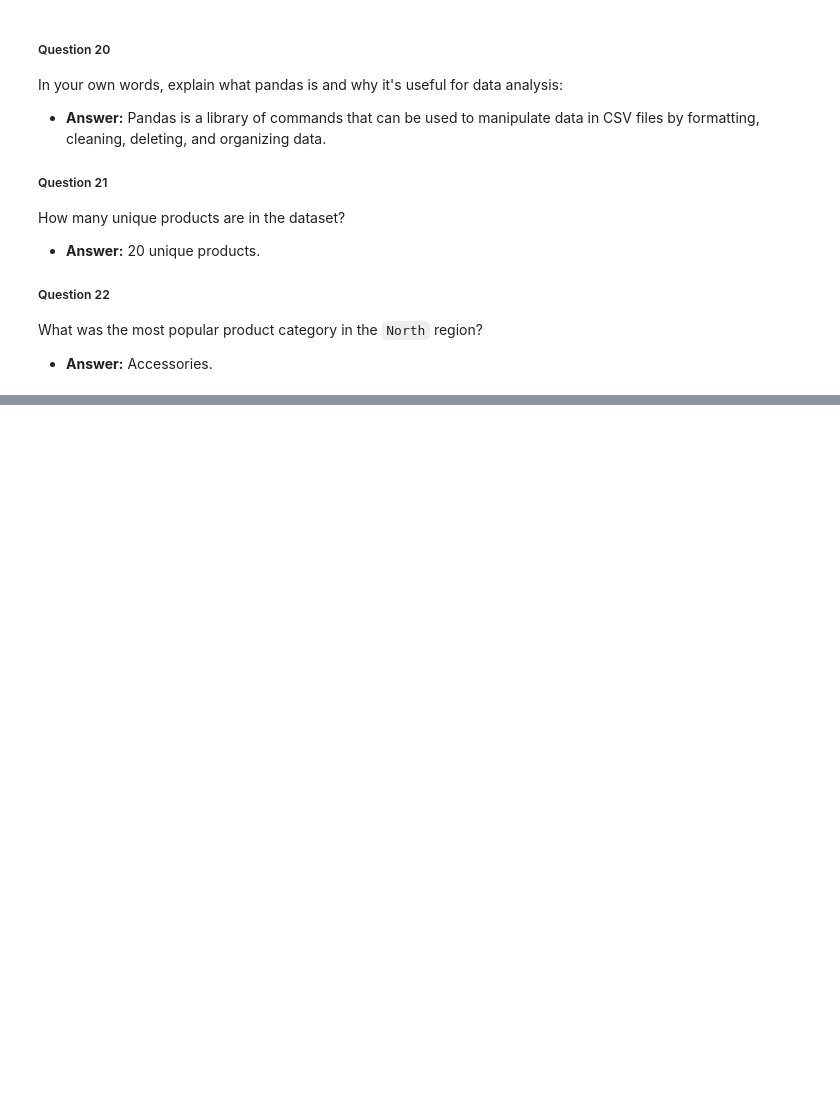
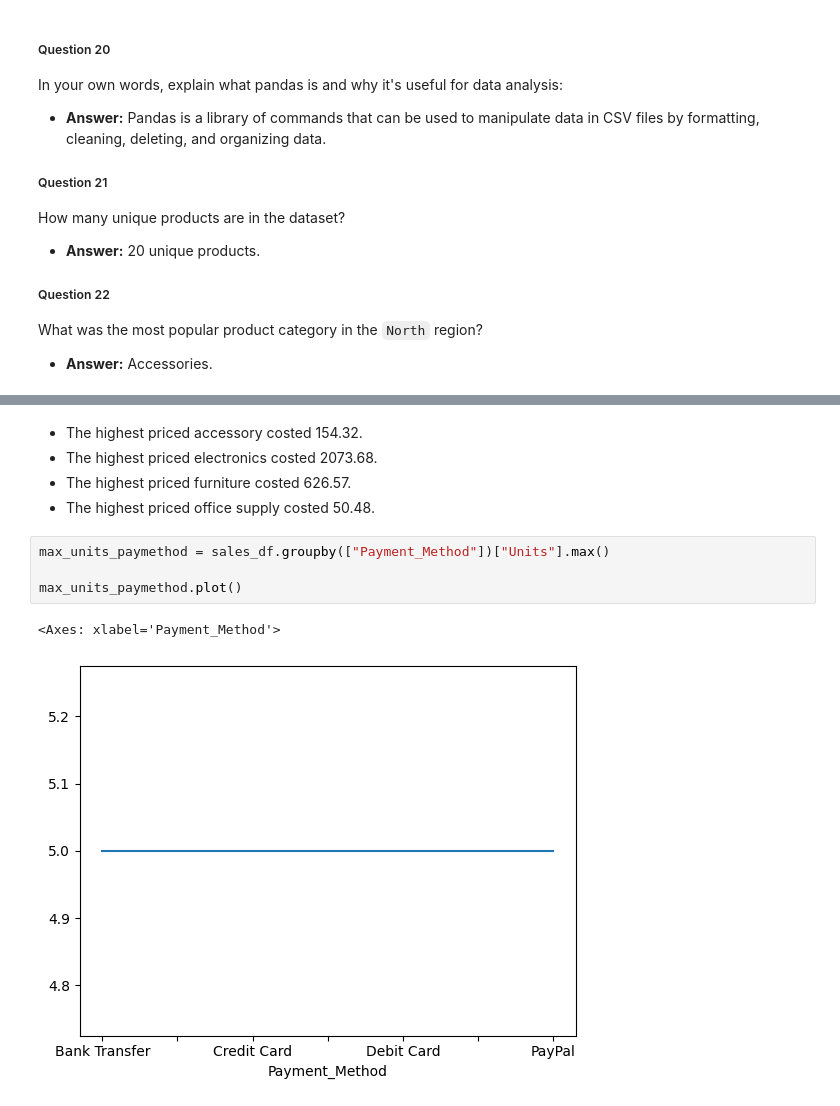
Before and after one commit to HasainJinan/unit-3-data-science, a Jupyter notebook: 01_pandas.ipynb, the cells around one changed output, grey strips where cells are left out. Saved outputs shown, nothing was run; the diff lists cells and outputs as text; blank space fills up the shorter version.

```diff
--- a/01_pandas.ipynb
+++ b/01_pandas.ipynb
@@ -408,0 +416,12 @@ What was the most popular product category in the `North` region?
+# %% [markdown]
+- The highest priced accessory costed 154.32.
+- The highest priced electronics costed 2073.68.
+- The highest priced furniture costed 626.57.
+- The highest priced office supply costed 50.48.
+# %%
+max_units_paymethod = sales_df.groupby(["Payment_Method"])["Units"].max()
+
+max_units_paymethod.plot()
+# %% [output]
+<Axes: xlabel='Payment_Method'>
+[figure, added]
```
Also changed, not shown: parts of 1 cell of this notebook.
